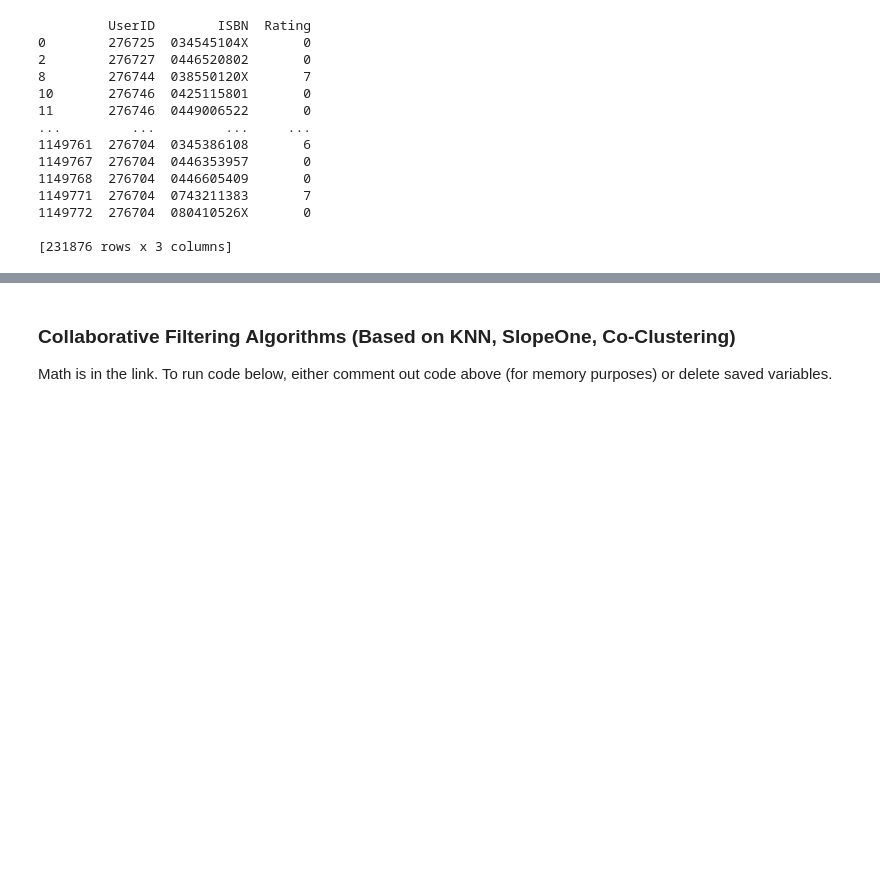
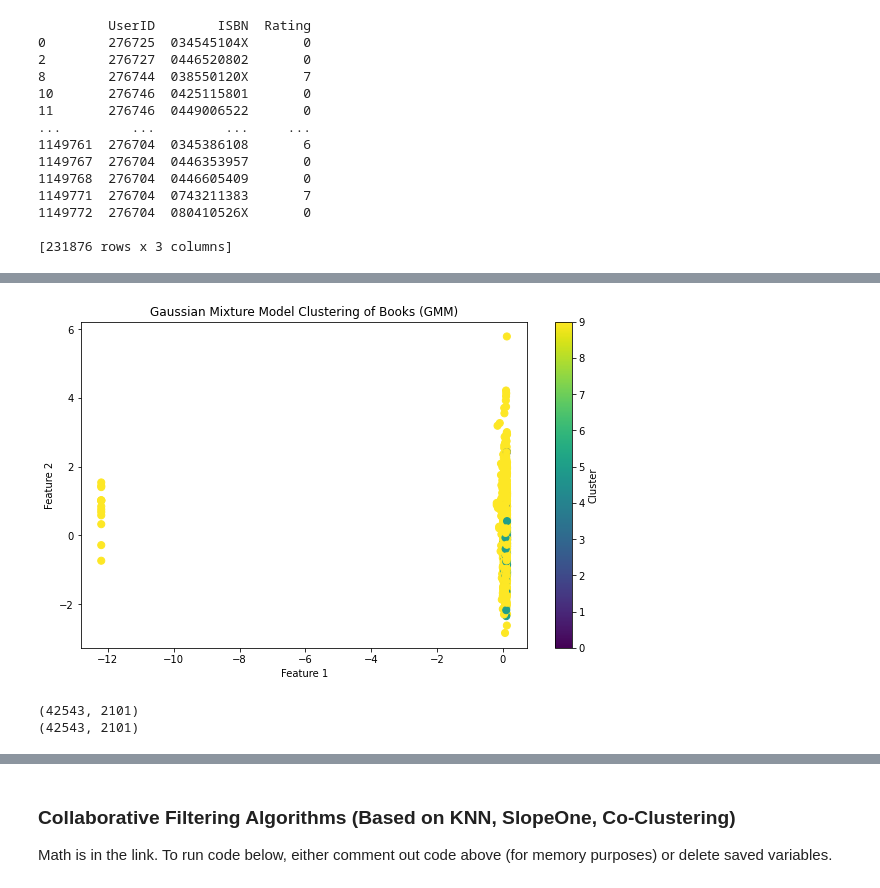
Before and after one commit to natiabdul/118BProject, a Jupyter notebook: project.ipynb, the cells around one changed output, grey strips where cells are left out. Saved outputs shown, nothing was run; the diff lists cells and outputs as text; code cells hidden in the pictures; blank space fills up the shorter version.

```diff
--- a/project.ipynb
+++ b/project.ipynb
@@ -253,37 +264,42 @@ print(book_matrix)
 # %%
-# from sklearn.preprocessing import StandardScaler
+from sklearn.preprocessing import StandardScaler
 
-# # One-hot encodes all data instead of trying to use vector embeddings
-# new_df = books[books["rating_count"] > 50].drop_duplicates()
-# # df['Title'].value_counts()
-# # df['Author'].value_counts()
-# # df['Publisher'].value_counts()
-# df_encoded = pd.get_dummies(new_df, columns=['Title', 'Author', 'Publisher'])
-# X1 = df_encoded.drop(columns=["ISBN", 'rating_count']) # all numerical data input
-# X2 = StandardScaler().fit_transform(X1) # data input as standardized
-# gmm = GaussianMixture(n_components=10, random_state=777, covariance_type='diag').fit(X2)
+# One-hot encodes all data instead of trying to use vector embeddings
+new_df = books[books["rating_count"] > 50].drop_duplicates()
+# df['Title'].value_counts()
+# df['Author'].value_counts()
+# df['Publisher'].value_counts()
+df_encoded = pd.get_dummies(new_df, columns=['Title', 'Author', 'Publisher'])
+X1 = df_encoded.drop(columns=["ISBN", 'rating_count']) # all numerical data input
+X2 = StandardScaler().fit_transform(X1) # data input as standardized
+gmm = GaussianMixture(n_components=10, random_state=777, covariance_type='diag').fit(X2)
 # %%
-# # Predict the cluster for each data point
-# Y_gmm = gmm.predict(X2)
+# Predict the cluster for each data point
+Y_gmm = gmm.predict(X2)
 
-# # Visualize the clusters
-# plt.figure(figsize=(10, 6))
-# plt.scatter(X2[:, 0], X2[:, 1], c=Y_gmm, s=50)
+# Visualize the clusters
+plt.figure(figsize=(10, 6))
+plt.scatter(X2[:, 0], X2[:, 1], c=Y_gmm, s=50)
 
-# plt.title('Gaussian Mixture Model Clustering of Books (GMM)')
-# plt.xlabel('Feature 1')
-# plt.ylabel('Feature 2')
-# plt.colorbar(label='Cluster')
-# plt.show()
+plt.title('Gaussian Mixture Model Clustering of Books (GMM)')
+plt.xlabel('Feature 1')
+plt.ylabel('Feature 2')
+plt.colorbar(label='Cluster')
+plt.show()
+# %% [output]
+[figure, added]
 # %%
-# # Create a pivot table from book_matrix, turning the observations into 'UserID' and features into 'ISBN'
-# # With 'Rating' being the values in the matrix
-# book_matrix_pivot = book_matrix.pivot_table(index='UserID', columns='ISBN', values='Rating').fillna(0)
+# Create a pivot table from book_matrix, turning the observations into 'UserID' and features into 'ISBN'
+# With 'Rating' being the values in the matrix
+book_matrix_pivot = book_matrix.pivot_table(index='UserID', columns='ISBN', values='Rating').fillna(0)
 
-# # Turn the pivot table into a compressed matrix to make it more efficient and less demanding to run
-# sparse_book_matrix = csr_matrix(book_matrix_pivot.values)
+# Turn the pivot table into a compressed matrix to make it more efficient and less demanding to run
+sparse_book_matrix = csr_matrix(book_matrix_pivot.values)
 
-# # Print the shape of the matrices to ensure the dimensions match
-# print(book_matrix_pivot.shape)
-# print(sparse_book_matrix.shape)
+# Print the shape of the matrices to ensure the dimensions match
+print(book_matrix_pivot.shape)
+print(sparse_book_matrix.shape)
+# %% [output]
+(42543, 2101)
+(42543, 2101)
 # %%
```
Also changed, not shown: parts of 8 cells of this notebook, 1 other file.
